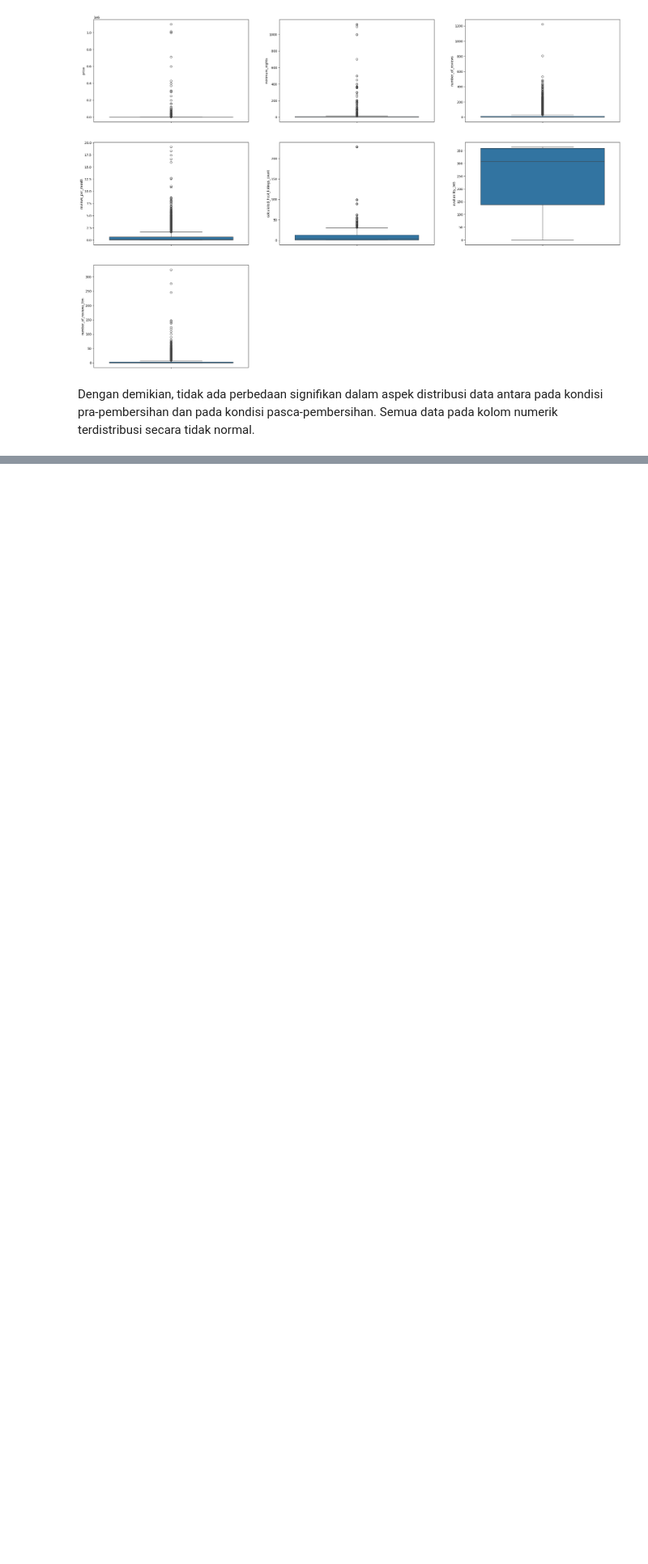
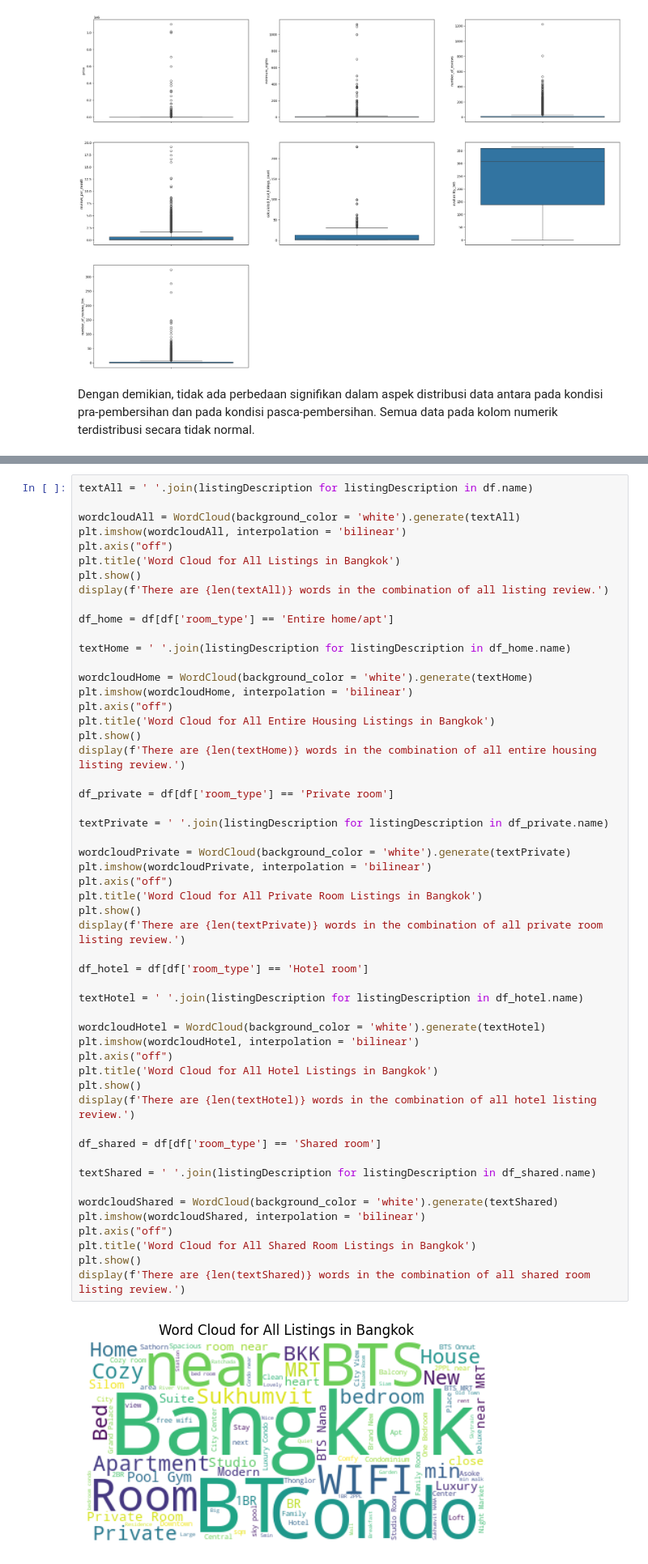
Before and after one commit to mrarvandy/capstone-project-module-2-jcdsol-016, a Jupyter notebook: data-analysis.ipynb, the cells around one changed output, grey strips where cells are left out. Shown at 81% size. Cells and saved outputs as stored; diff of their text form; blank space fills up the shorter version.

```diff
--- a/data-analysis.ipynb
+++ b/data-analysis.ipynb
@@ -910,0 +929,55 @@ Dengan demikian, tidak ada perbedaan signifikan dalam aspek distribusi data anta
+# %%
+textAll = ' '.join(listingDescription for listingDescription in df.name)
+
+wordcloudAll = WordCloud(background_color = 'white').generate(textAll)
+plt.imshow(wordcloudAll, interpolation = 'bilinear')
+plt.axis("off")
+plt.title('Word Cloud for All Listings in Bangkok')
+plt.show()
+display(f'There are {len(textAll)} words in the combination of all listing review.')
+
+df_home = df[df['room_type'] == 'Entire home/apt']
+
+textHome = ' '.join(listingDescription for listingDescription in df_home.name)
+
+wordcloudHome = WordCloud(background_color = 'white').generate(textHome)
+plt.imshow(wordcloudHome, interpolation = 'bilinear')
+plt.axis("off")
+plt.title('Word Cloud for All Entire Housing Listings in Bangkok')
+plt.show()
+display(f'There are {len(textHome)} words in the combination of all entire housing listing review.')
+
+df_private = df[df['room_type'] == 'Private room']
+
+textPrivate = ' '.join(listingDescription for listingDescription in df_private.name)
+
+wordcloudPrivate = WordCloud(background_color = 'white').generate(textPrivate)
+plt.imshow(wordcloudPrivate, interpolation = 'bilinear')
+plt.axis("off")
+plt.title('Word Cloud for All Private Room Listings in Bangkok')
+plt.show()
+display(f'There are {len(textPrivate)} words in the combination of all private room listing review.')
+
+df_hotel = df[df['room_type'] == 'Hotel room']
+
+textHotel = ' '.join(listingDescription for listingDescription in df_hotel.name)
+
+wordcloudHotel = WordCloud(background_color = 'white').generate(textHotel)
+plt.imshow(wordcloudHotel, interpolation = 'bilinear')
+plt.axis("off")
+plt.title('Word Cloud for All Hotel Listings in Bangkok')
+plt.show()
+display(f'There are {len(textHotel)} words in the combination of all hotel listing review.')
+
+df_shared = df[df['room_type'] == 'Shared room']
+
+textShared = ' '.join(listingDescription for listingDescription in df_shared.name)
+
+wordcloudShared = WordCloud(background_color = 'white').generate(textShared)
+plt.imshow(wordcloudShared, interpolation = 'bilinear')
+plt.axis("off")
+plt.title('Word Cloud for All Shared Room Listings in Bangkok')
+plt.show()
+display(f'There are {len(textShared)} words in the combination of all shared room listing review.')
+# %% [output]
+[figure, added]
```
Also changed, not shown: parts of 29 cells of this notebook, 1 other file.
